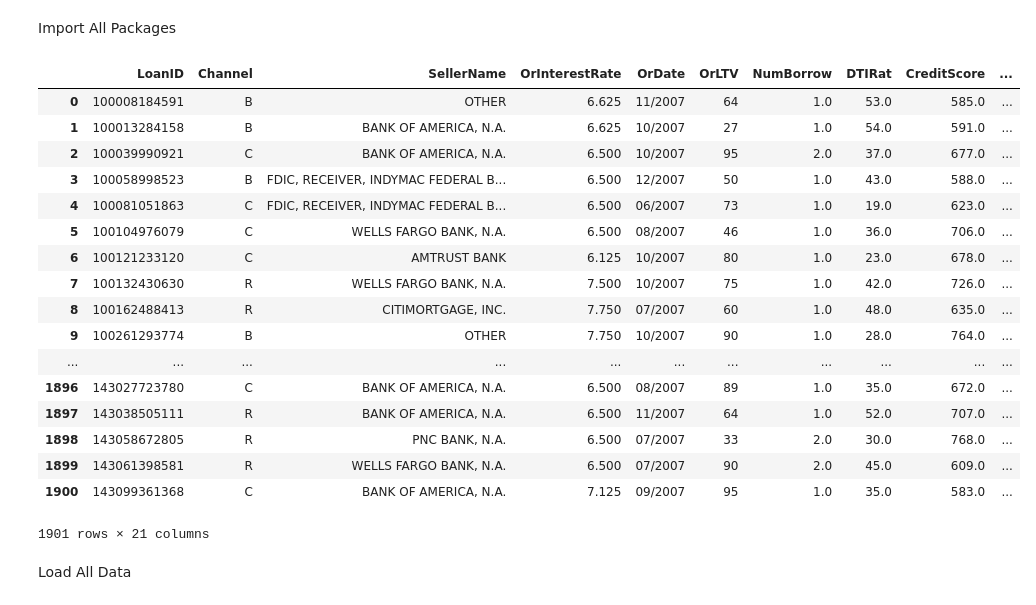
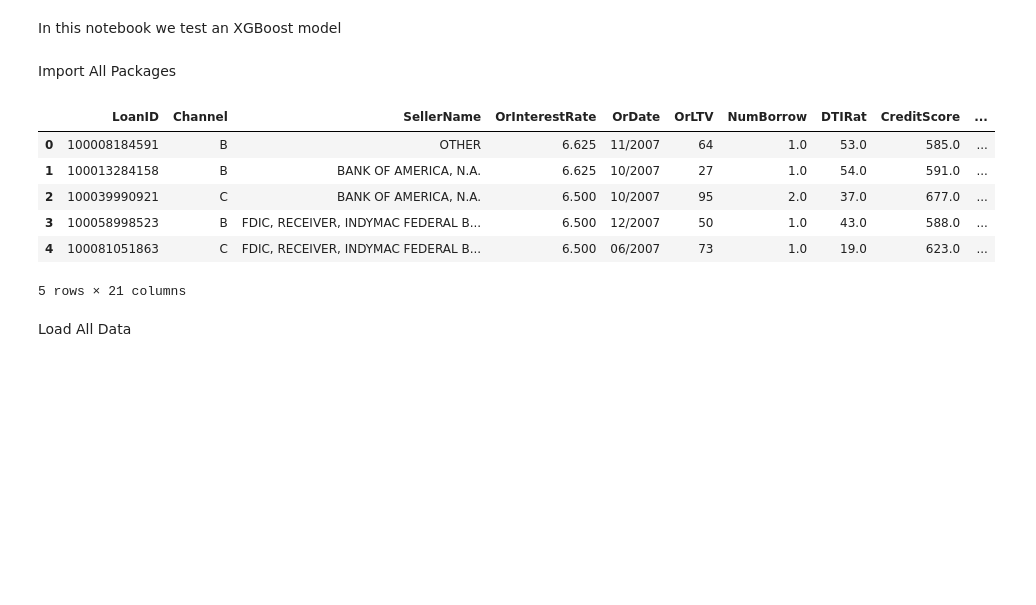
Before and after one commit to EY-BE-FSO-AI/ML4Credit, a Jupyter notebook: PD/notebooks/XGBoost Classifier.ipynb, the cells around one changed output. Drawn from its saved outputs; the diff is of its cells as text; code cells hidden in the pictures; blank space fills up the shorter version.

Commit message:
add some comments in notebook XGBoost

```diff
--- a/PD/notebooks/XGBoost Classifier.ipynb
+++ b/PD/notebooks/XGBoost Classifier.ipynb
@@ -1,3 +1,5 @@
+# %% [markdown]
+In this notebook we test an XGBoost model
 # %% [markdown]
 Import All Packages
 # %%
@@ -32,26 +34,15 @@ from imblearn.over_sampling import SMOTE
 from sklearn.preprocessing import OneHotEncoder
 # %%
 df2 = pd.read_csv('C:/Users/bebxadvberb/Documents/AI/Trusted AI/ML4Credit/PD/df.csv', sep=',', index_col=0)
-df2
+df2.head()
 # %% [output]
 |  | LoanID | Channel | SellerName | OrInterestRate | OrDate | OrLTV | NumBorrow | DTIRat | CreditScore | ... |
 | 0 | 100008184591 | B | OTHER | 6.625 | 11/2007 | 64 | 1.0 | 53.0 | 585.0 | ... |
 | 1 | 100013284158 | B | BANK OF AMERICA, N.A. | 6.625 | 10/2007 | 27 | 1.0 | 54.0 | 591.0 | ... |
 | 2 | 100039990921 | C | BANK OF AMERICA, N.A. | 6.500 | 10/2007 | 95 | 2.0 | 37.0 | 677.0 | ... |
 | 3 | 100058998523 | B | FDIC, RECEIVER, INDYMAC FEDERAL B... | 6.500 | 12/2007 | 50 | 1.0 | 43.0 | 588.0 | ... |
 | 4 | 100081051863 | C | FDIC, RECEIVER, INDYMAC FEDERAL B... | 6.500 | 06/2007 | 73 | 1.0 | 19.0 | 623.0 | ... |
-| 5 | 100104976079 | C | WELLS FARGO BANK, N.A. | 6.500 | 08/2007 | 46 | 1.0 | 36.0 | 706.0 | ... |
-| 6 | 100121233120 | C | AMTRUST BANK | 6.125 | 10/2007 | 80 | 1.0 | 23.0 | 678.0 | ... |
-| 7 | 100132430630 | R | WELLS FARGO BANK, N.A. | 7.500 | 10/2007 | 75 | 1.0 | 42.0 | 726.0 | ... |
-| 8 | 100162488413 | R | CITIMORTGAGE, INC. | 7.750 | 07/2007 | 60 | 1.0 | 48.0 | 635.0 | ... |
-| 9 | 100261293774 | B | OTHER | 7.750 | 10/2007 | 90 | 1.0 | 28.0 | 764.0 | ... |
-| ... | ... | ... | ... | ... | ... | ... | ... | ... | ... | ... |
-| 1896 | 143027723780 | C | BANK OF AMERICA, N.A. | 6.500 | 08/2007 | 89 | 1.0 | 35.0 | 672.0 | ... |
-| 1897 | 143038505111 | R | BANK OF AMERICA, N.A. | 6.500 | 11/2007 | 64 | 1.0 | 52.0 | 707.0 | ... |
-| 1898 | 143058672805 | R | PNC BANK, N.A. | 6.500 | 07/2007 | 33 | 2.0 | 30.0 | 768.0 | ... |
-| 1899 | 143061398581 | R | WELLS FARGO BANK, N.A. | 6.500 | 07/2007 | 90 | 2.0 | 45.0 | 609.0 | ... |
-| 1900 | 143099361368 | C | BANK OF AMERICA, N.A. | 7.125 | 09/2007 | 95 | 1.0 | 35.0 | 583.0 | ... |
-1901 rows × 21 columns
+5 rows × 21 columns
 # %% [markdown]
 Load All Data
 # %%
```
Also changed, not shown: parts of 13 cells of this notebook, 30 other files.
